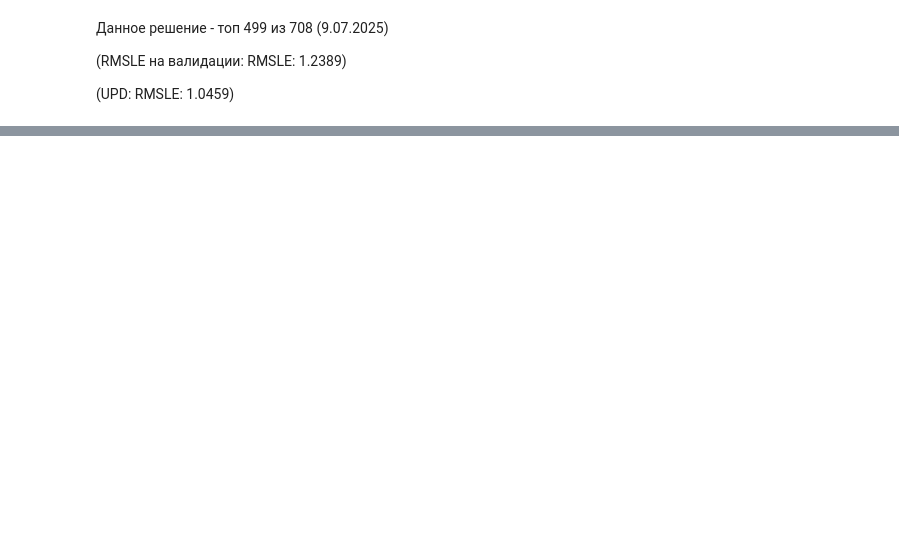
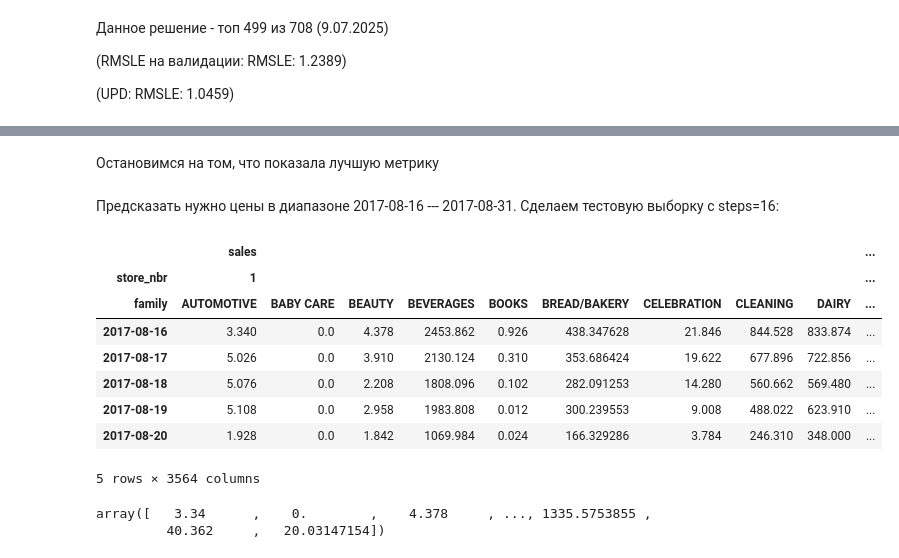
Before and after one commit to haritonn/sales_prediction, a Jupyter notebook: sales_prediction.ipynb, the cells around one changed output, grey strips where cells are left out. Saved outputs shown, nothing was run; the diff lists cells and outputs as text; code cells hidden in the pictures; blank space fills up the shorter version.

```diff
--- a/sales_prediction.ipynb
+++ b/sales_prediction.ipynb
@@ -205,0 +329,15 @@ sub.to_csv('456.csv', index=False)
+# %%
+from sklearn.ensemble import RandomForestRegressor
+from sklearn.pipeline import make_pipeline
+from sklearn.preprocessing import StandardScaler
+from sklearn.metrics import mean_squared_log_error
+from sklearn.model_selection import train_test_split
+
+rfr = RandomForestRegressor(n_estimators=300, min_samples_leaf=10, random_state=0, n_jobs=-1)
+rfr_pipe = make_pipeline(StandardScaler(), rfr)
+
+X_train, X_val, y_train, y_val = train_test_split(X, temp_train, test_size=.3, random_state=0)
+
+rfr_pipe.fit(X_train, y_train)
+y_pred = rfr_pipe.predict(X_val)
+print("RMSLE: %.4f" % np.sqrt(mean_squared_log_error(y_val, y_pred)))
@@ -205,0 +346,6 @@ sub.to_csv('456.csv', index=False)
+# %%
+model_rfr = RandomForestRegressor(n_estimators=500)
+rfr_pipe = make_pipeline(StandardScaler(), model_rfr)
+
+rfr_pipe.fit(X_train, y_train)
+print("RMSLE for RF: %.4f" % np.sqrt(mean_squared_log_error(y_val, rfr_pipe.predict(X_val))))
@@ -205,0 +354,6 @@ sub.to_csv('456.csv', index=False)
+# %%
+model_rfr = RandomForestRegressor(verbose=1, n_estimators=500, max_depth=7, criterion='poisson')
+rfr_pipe = make_pipeline(StandardScaler(), model_rfr)
+
+rfr_pipe.fit(X_train, y_train)
+print("RMSLE for RF: %.4f" % np.sqrt(mean_squared_log_error(y_val, rfr_pipe.predict(X_val))))
@@ -205,0 +370,6 @@ sub.to_csv('456.csv', index=False)
+# %%
+model_rfr = RandomForestRegressor(verbose=1, n_estimators=1000, max_depth=7, criterion='poisson')
+rfr_pipe = make_pipeline(StandardScaler(), model_rfr)
+
+rfr_pipe.fit(X_train, y_train)
+print("RMSLE for RF: %.4f" % np.sqrt(mean_squared_log_error(y_val, rfr_pipe.predict(X_val))))
@@ -205,0 +388,29 @@ sub.to_csv('456.csv', index=False)
+# %% [markdown]
+Остановимся на том, что показала лучшую метрику
+# %% [markdown]
+Предсказать нужно цены в диапазоне 2017-08-16 --- 2017-08-31. Сделаем тестовую выборку с steps=16:
+# %%
+X_test = det_proc.out_of_sample(steps=16)
+model_rfr = RandomForestRegressor(n_estimators=500)
+rfr_pipe = make_pipeline(StandardScaler(), model_rfr)
+
+rfr_pipe.fit(pd.concat([X_train, X_val]), pd.concat([y_train, y_val]))
+y_pred = rfr_pipe.predict(X_test)
+
+preds = pd.DataFrame(y_pred, index=X_test.index, columns=temp_train.columns)
+preds.head()
+# %% [output]
+|  | sales |  |  |  |  |  |  |  |  | ... |
+| store_nbr | 1 |  |  |  |  |  |  |  |  | ... |
+| family | AUTOMOTIVE | BABY CARE | BEAUTY | BEVERAGES | BOOKS | BREAD/BAKERY | CELEBRATION | CLEANING | DAIRY | ... |
+| 2017-08-16 | 3.340 | 0.0 | 4.378 | 2453.862 | 0.926 | 438.347628 | 21.846 | 844.528 | 833.874 | ... |
+| 2017-08-17 | 5.026 | 0.0 | 3.910 | 2130.124 | 0.310 | 353.686424 | 19.622 | 677.896 | 722.856 | ... |
+| 2017-08-18 | 5.076 | 0.0 | 2.208 | 1808.096 | 0.102 | 282.091253 | 14.280 | 560.662 | 569.480 | ... |
+| 2017-08-19 | 5.108 | 0.0 | 2.958 | 1983.808 | 0.012 | 300.239553 | 9.008 | 488.022 | 623.910 | ... |
+| 2017-08-20 | 1.928 | 0.0 | 1.842 | 1069.984 | 0.024 | 166.329286 | 3.784 | 246.310 | 348.000 | ... |
+5 rows × 3564 columns
+# %%
+preds.stack(['store_nbr', 'family'])['sales'].values
+# %% [output]
+array([   3.34      ,    0.        ,    4.378     , ..., 1335.5753855 ,
+         40.362     ,   20.03147154])
```
Also changed, not shown: parts of 33 cells of this notebook.
